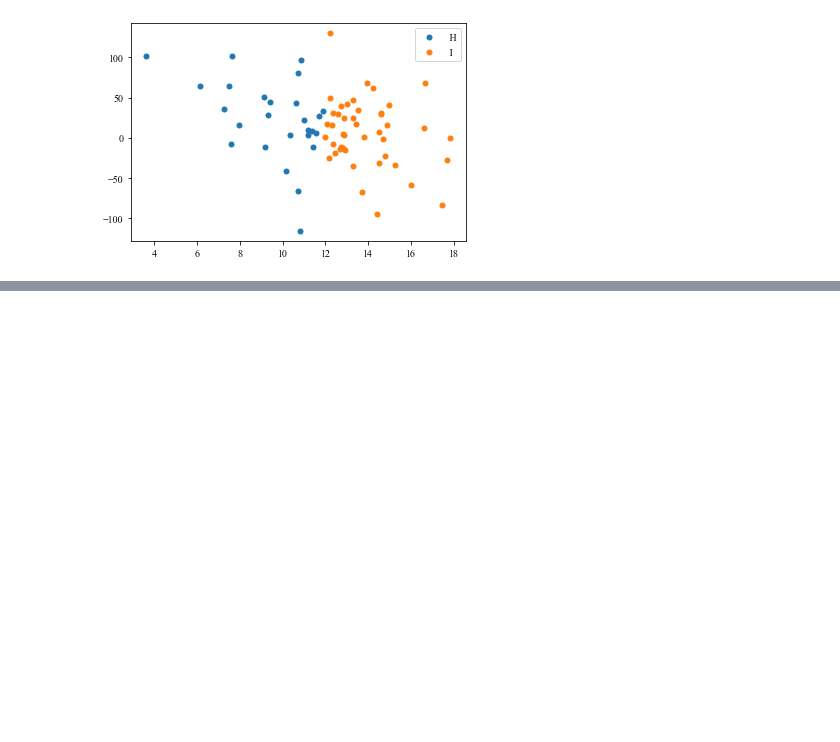
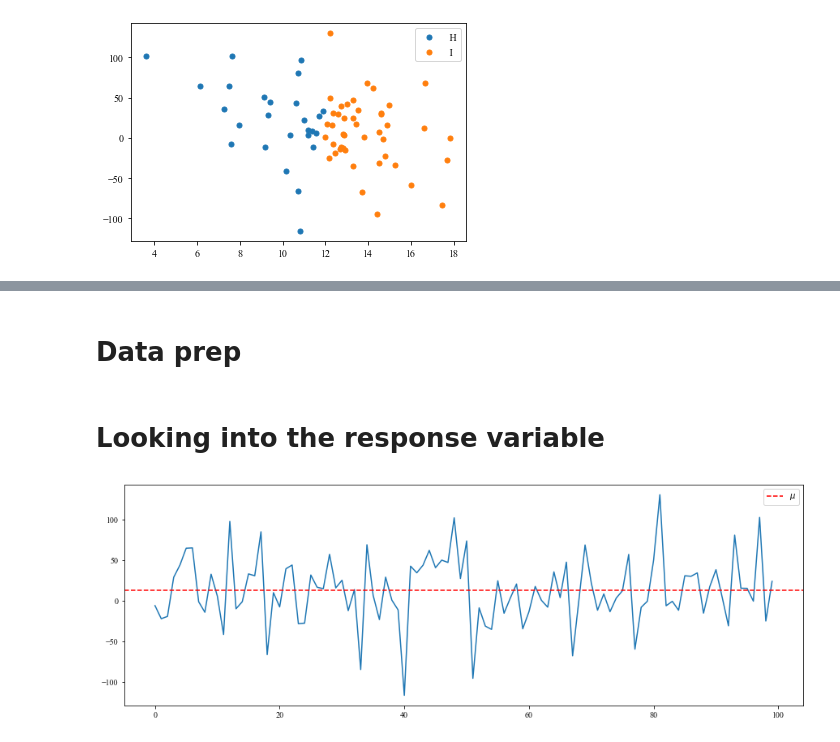
Before and after one commit to Ne0-1/02582_computational_data_analysis, a Jupyter notebook: case1/exploratory/explorative_analysis.ipynb, the cells around one changed output, grey strips where cells are left out. Drawn from its saved outputs; the diff is of its cells as text; code cells hidden in the pictures; blank space fills up the shorter version.

```diff
--- a/case1/exploratory/explorative_analysis.ipynb
+++ b/case1/exploratory/explorative_analysis.ipynb
@@ -203,0 +201,2 @@ df
+# %% [markdown]
+# Data prep
@@ -203,0 +212,10 @@ df
+# %% [markdown]
+# Looking into the response variable
+# %%
+fig, ax = plt.subplots(figsize=(15,5))
+ax.plot(df.y)
+ax.axhline(df.y.mean(), linestyle='dashed', label=r"$\mu$", c='red')
+ax.legend()
+plt.show()
+# %% [output]
+[figure, added]
```
Also changed, not shown: parts of 19 cells of this notebook, 9 other files.
